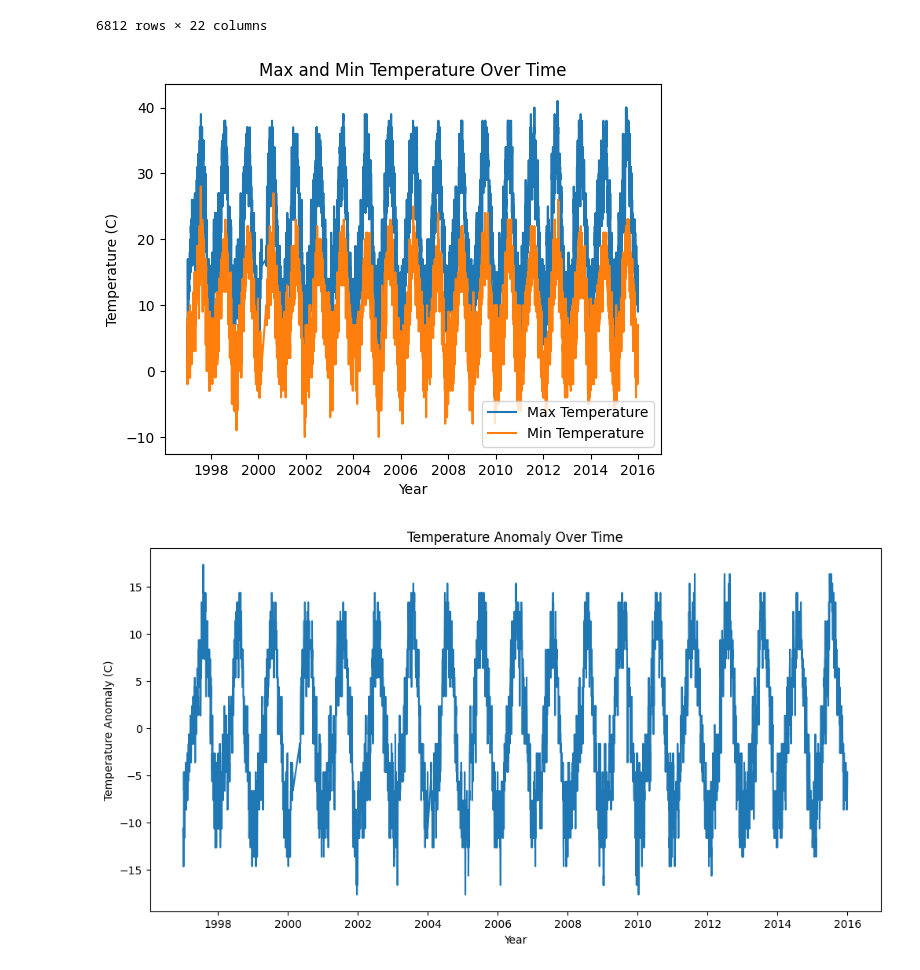
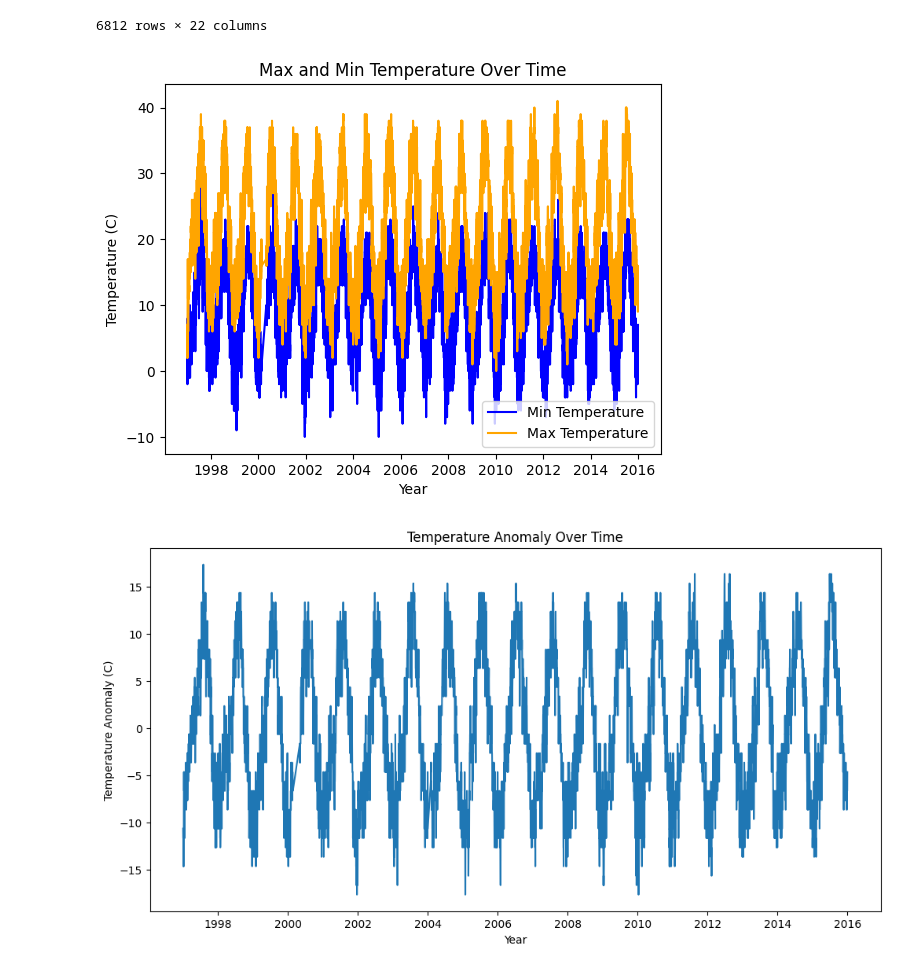
Before and after one commit to nehadevaraj/DAT5902-final-project, a Jupyter notebook: Visualisation.ipynb, the cells around one changed output. Cells and saved outputs as stored; diff of their text form; code cells hidden in the pictures.

Commit message:
final graph changes

```diff
--- a/Visualisation.ipynb
+++ b/Visualisation.ipynb
@@ -34,15 +34,15 @@ data
 # %%
 #temprature over time
 plt.figure
-sns.lineplot(x=data.index, y=data['Max TemperatureC'], label='Max Temperature')
-sns.lineplot(x=data.index, y=data['Min TemperatureC'], label='Min Temperature')
+sns.lineplot(x=data.index, y=data['Min TemperatureC'], label='Min Temperature', color='blue')
+sns.lineplot(x=data.index, y=data['Max TemperatureC'], label='Max Temperature', color='orange')
 plt.title('Max and Min Temperature Over Time')
 plt.xlabel('Year')
 plt.ylabel('Temperature (C)')
 plt.legend()
 plt.show()
 # %% [output]
-[figure, old version]
+[figure, new version]
 # %%
 #anomaly plot to show trends:
 plt.figure(figsize=(12, 6))
```
